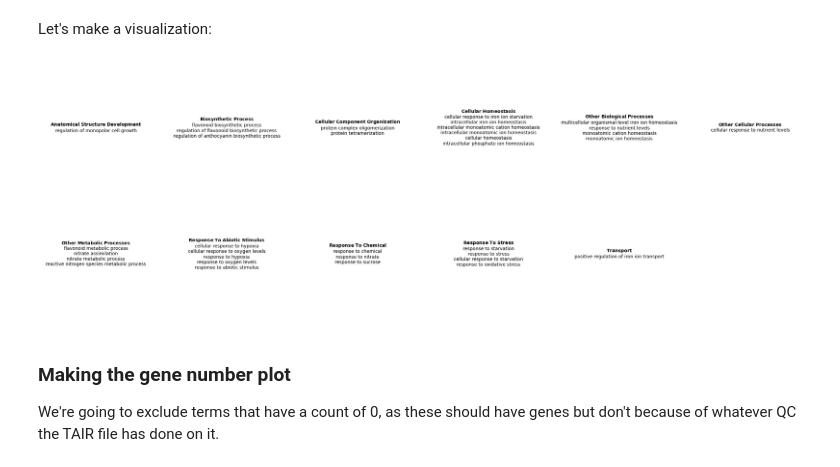
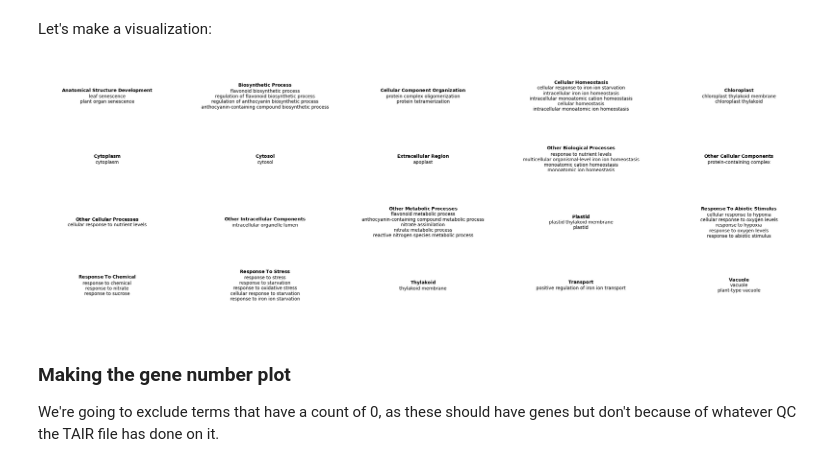
Before and after one commit to serenalotreck/photorespiration-omics, a Jupyter notebook: notebooks/go_terms_DEGs.ipynb, the cells around one changed output. Drawn from its saved outputs; the diff is of its cells as text; code cells hidden in the pictures.

```diff
--- a/notebooks/go_terms_DEGs.ipynb
+++ b/notebooks/go_terms_DEGs.ipynb
@@ -26,14 +26,7 @@ for f in listdir(data_dir):
 Define the semantic mapping for later use:
 # %%
 conditions_semantic = {
-    '1h_vs_7h_2o2_gene_list': '7 hours vs. 1 hour at 2% oxygen',
-    '1h_vs_7h_40o2_gene_list': '7 hours vs. 1 hour at 40% oxygen',
-    '1h_vs_7h_21o2_gene_list': '7 hours vs. 1 hour at 21% oxygen',
-    '1h_vs_7h_2o2_filtered_gene_list': '7 hours vs. 1 hour at 2% oxygen, filtered',
-    '1h_vs_7h_40o2_filtered_gene_list': '7 hours vs. 1 hour at 40% oxygen, filtered',
-    '1h_o2_40_21_gene_list': '40% vs. 21% oxygen at 1 hour',
-    '7h_o2_2_21_gene_list': '2% vs. 21% oxygen at 7 hours',
-    '1h_o2_2_21_gene_list': '2% vs. 21% oxygen at 1 hour',
-    '7h_o2_40_21_gene_list': '40% vs. 21% oxygen at 7 hours'
+    '40o2_all_comps_overlaps_gene_list': 'All comparisons overlap, 40% oxygen',
+    '2o2_all_comps_overlaps_gene_list': 'All comparisons overlap, 2% oxygen'
 }
 reverse_semantic = {v: k for k, v in conditions_semantic.items()}
@@ -163,6 +147,6 @@ go_enrichment_data.to_csv('../data/panther_API_go_enrichments/PANTHER_GO_enrichm
 # %%
 ## START HERE if you don't want to re-run enrichment
-go_enrichment_data = pd.read_csv('../data/panther_API_go_enrichments/PANTHER_GO_enrichments_all_categories_18Mar2025.csv').rename(columns={'Unnamed: 0': 0, 'Unnamed: 1': 1}).set_index([0, 1])
+go_enrichment_data = pd.read_csv('../data/Araport11_outputs_ALL/panther_API_go_enrichments/PANTHER_GO_enrichments_all_categories_18Mar2025.csv').rename(columns={'Unnamed: 0': 0, 'Unnamed: 1': 1}).set_index([0, 1])
 go_enrichment_data.head()
 # %% [output]
 |  |  | term | GOid | p_value_fdr |
@@ -375,29 +317,29 @@ id2slim_unique = {
     for k, v in id2slim.items()
 }
 # %%
-o2_go_enrichment_data['GOslim'] = o2_go_enrichment_data['GOid'].map(id2slim_unique)
+go_enrichment_data['GOslim'] = go_enrichment_data['GOid'].map(id2slim_unique)
 # %% [markdown]
 Let's make a visualization:
 # %%
-goslim_to_plot = o2_go_enrichment_data.dropna(subset='GOslim').groupby('GOslim').agg(list)['term'].to_dict()
+goslim_to_plot = go_enrichment_data.dropna(subset='GOslim').groupby('GOslim').agg(list)['term'].to_dict()
 
-fig, axs = plt.subplots(2, 6, figsize=(30, 10))
+fig, axs = plt.subplots(4, 5, figsize=(30, 10))
 
 for ax, goslim in zip(axs.flat, goslim_to_plot):
 
     ax.set_ylim(0, 1)
     ax.set_xlim(0, 1)
     bolded_title = ' '.join([r'$\bf{' + i + '}$' for i in goslim.title().split(' ')])
     s = bolded_title + '\n' + '\n'.join(goslim_to_plot[goslim])
     ax.text(0.5, 0.5,
            s,
            ha='center',
            va='center')
     ax.set_axis_off()
 axs.flat[-1].set_axis_off()
 plt.subplots_adjust(hspace=0)
 # %% [output]
-[figure, old version]
+[figure, new version]
 # %% [markdown]
 ### Making the gene number plot
 We're going to exclude terms that have a count of 0, as these should have genes but don't because of whatever QC the TAIR file has done on it.
```
Also changed, not shown: parts of 18 cells of this notebook, 5 other files.
